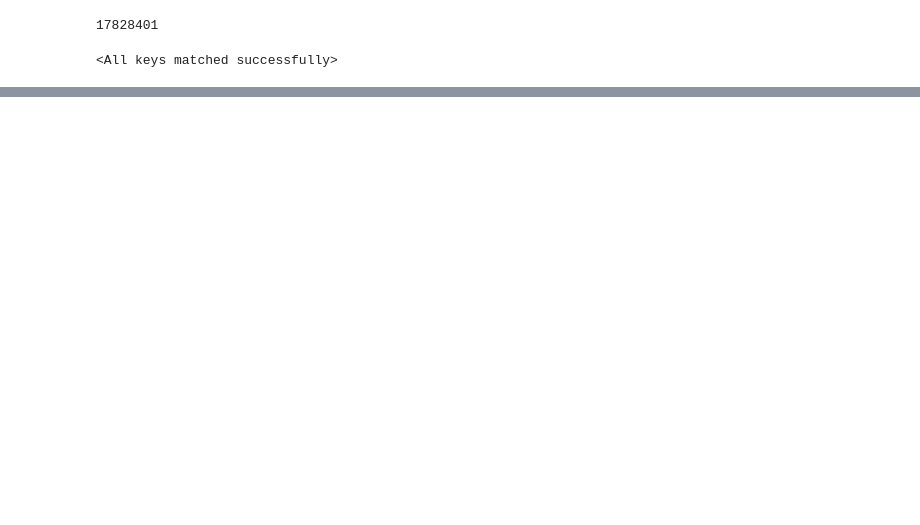
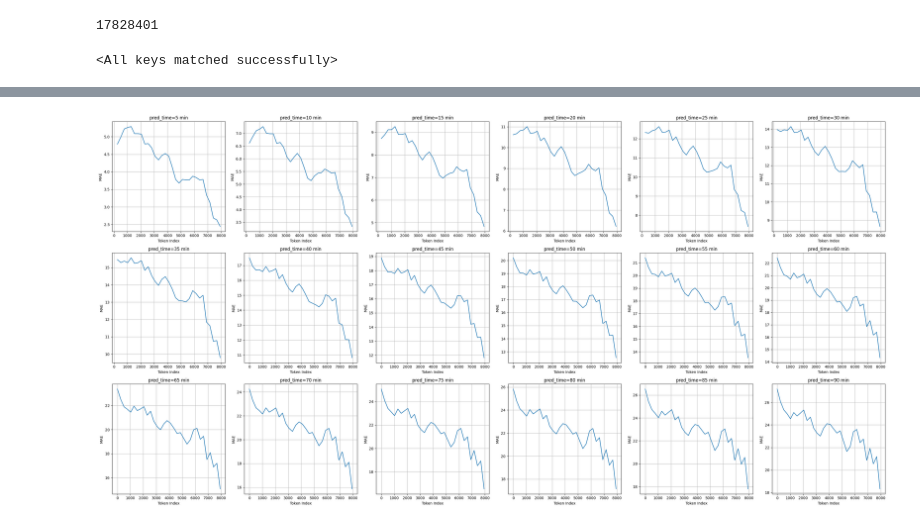
Before and after one commit to Moragoh/CGM-Transformer, a Jupyter notebook: eval.ipynb, the cells around one changed output, grey strips where cells are left out. Drawn from its saved outputs; the diff is of its cells as text; code cells hidden in the pictures; blank space fills up the shorter version.

```diff
--- a/eval.ipynb
+++ b/eval.ipynb
@@ -367,0 +341,4 @@ plt.show()
+# %%
+plot_loss('MAE', 256)
+# %% [output]
+[figure, added]
```
Also changed, not shown: parts of 25 cells of this notebook, 3 other files.
